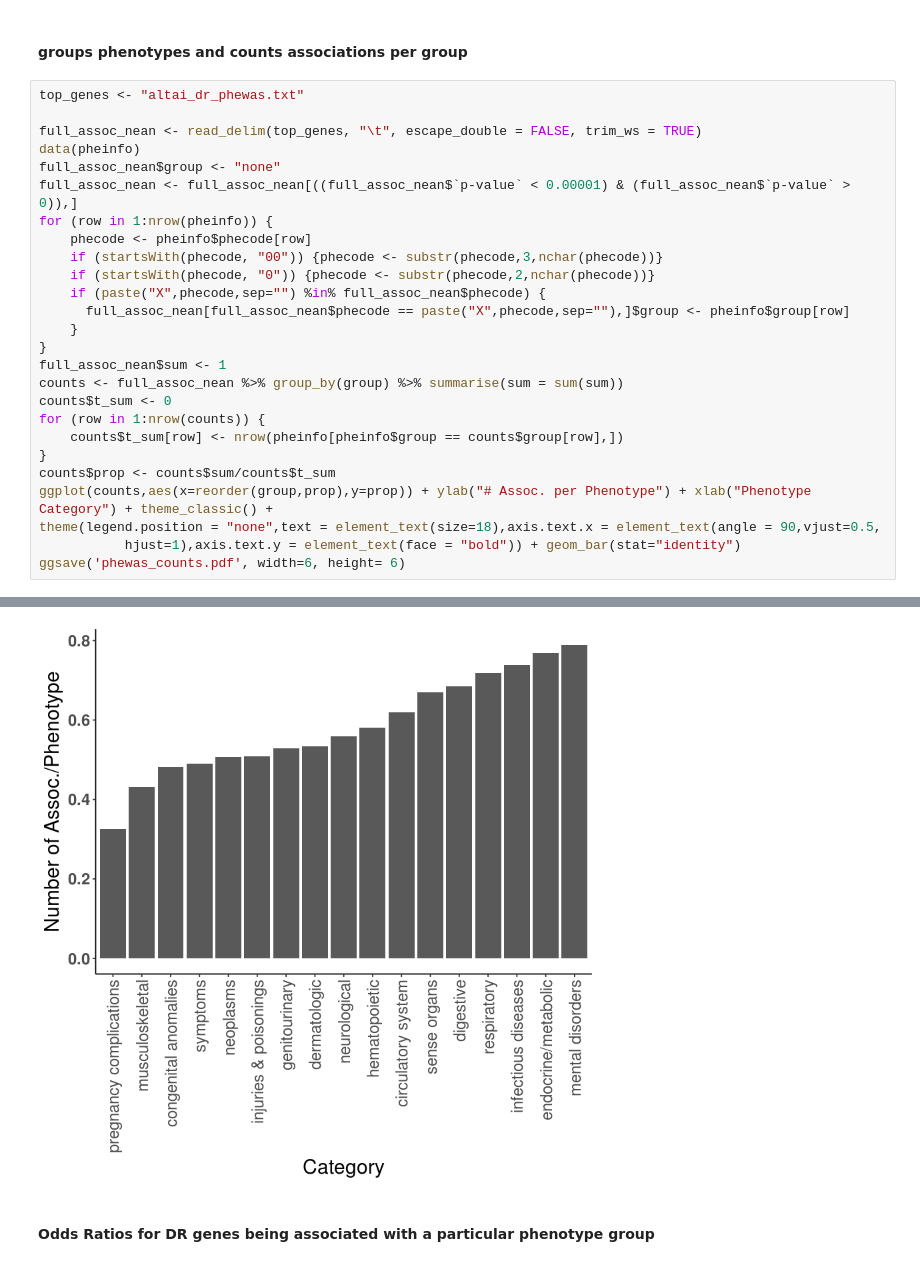
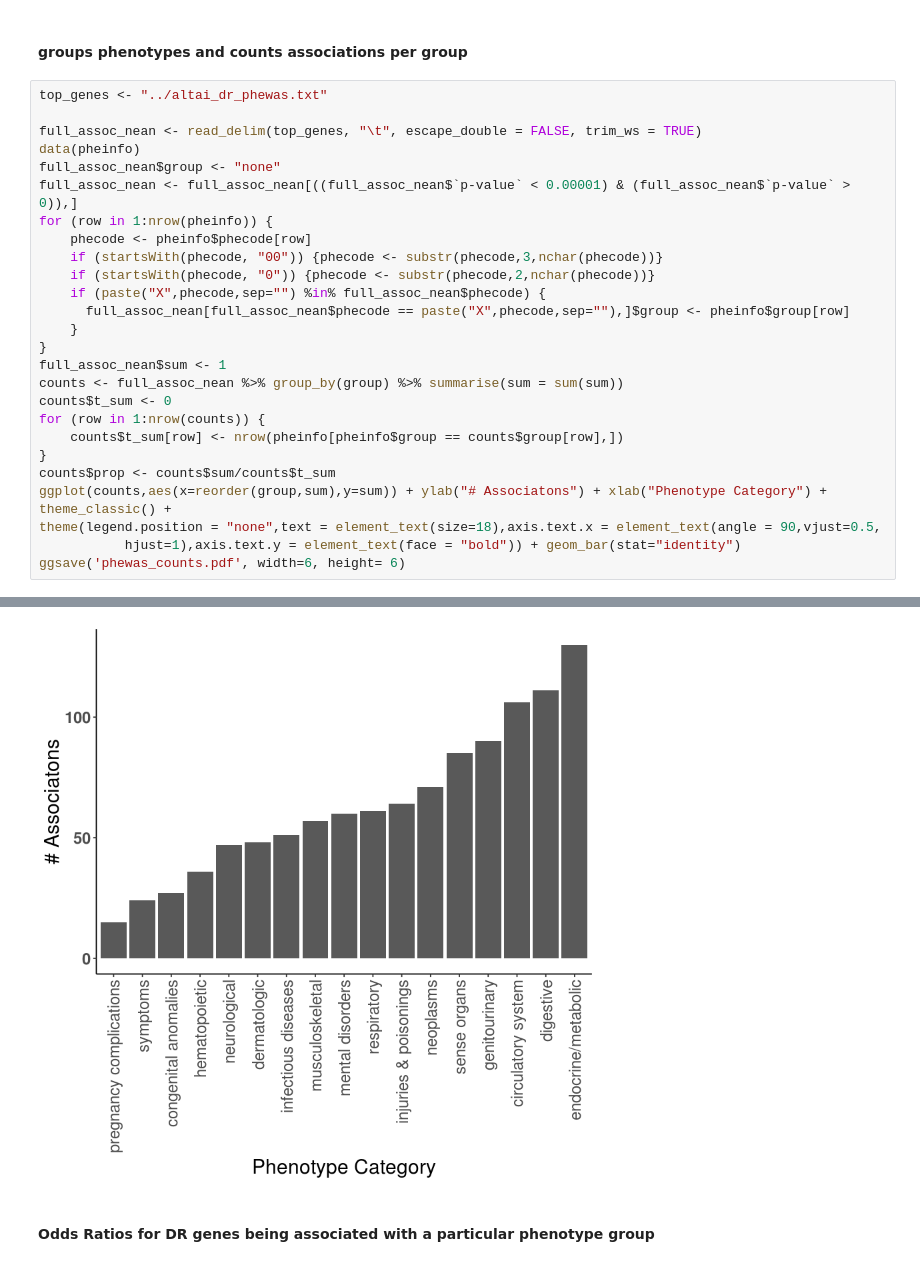
Before and after one commit to colbrall/neanderthal_predixcan_manuscript, a Jupyter notebook: scripts/neanderthal_predixcan_plots.ipynb, the cells around one changed output, grey strips where cells are left out. Saved outputs shown, nothing was run; the diff lists cells and outputs as text.

```diff
--- a/scripts/neanderthal_predixcan_plots.ipynb
+++ b/scripts/neanderthal_predixcan_plots.ipynb
@@ -343,7 +338,7 @@ ggsave('desert_DR_perc.pdf', width=6, height= 4)
 # %% [markdown]
 #### groups phenotypes and counts associations per group
 # %%
-top_genes <- "altai_dr_phewas.txt"
+top_genes <- "../altai_dr_phewas.txt"
 
 full_assoc_nean <- read_delim(top_genes, "\t", escape_double = FALSE, trim_ws = TRUE)
 data(pheinfo)
@@ -353,35 +348,35 @@ for (row in 1:nrow(pheinfo)) {
     phecode <- pheinfo$phecode[row]
     if (startsWith(phecode, "00")) {phecode <- substr(phecode,3,nchar(phecode))}
     if (startsWith(phecode, "0")) {phecode <- substr(phecode,2,nchar(phecode))}
     if (paste("X",phecode,sep="") %in% full_assoc_nean$phecode) {
       full_assoc_nean[full_assoc_nean$phecode == paste("X",phecode,sep=""),]$group <- pheinfo$group[row]
     }
 }
 full_assoc_nean$sum <- 1
 counts <- full_assoc_nean %>% group_by(group) %>% summarise(sum = sum(sum))
 counts$t_sum <- 0
 for (row in 1:nrow(counts)) {
     counts$t_sum[row] <- nrow(pheinfo[pheinfo$group == counts$group[row],])
 }
 counts$prop <- counts$sum/counts$t_sum
-ggplot(counts,aes(x=reorder(group,prop),y=prop)) + ylab("# Assoc. per Phenotype") + xlab("Phenotype Category") + theme_classic() +
+ggplot(counts,aes(x=reorder(group,sum),y=sum)) + ylab("# Associatons") + xlab("Phenotype Category") + theme_classic() +
 theme(legend.position = "none",text = element_text(size=18),axis.text.x = element_text(angle = 90,vjust=0.5,
            hjust=1),axis.text.y = element_text(face = "bold")) + geom_bar(stat="identity")
 ggsave('phewas_counts.pdf', width=6, height= 6)
 # %% [output]
 Parsed with column specification:
 cols(
   tissue = col_character(),
   phecode = col_character(),
   beta = col_double(),
   `p-value` = col_double(),
   gene = col_character(),
   trait = col_character(),
   r2 = col_double(),
   `no of cases` = col_integer(),
   `no of controls` = col_integer()
 )
-[figure, old version]
+[figure, new version]
 # %% [markdown]
 #### Odds Ratios for DR genes being associated with a particular phenotype group
 # %%
```
Also changed, not shown: parts of 8 cells of this notebook, 2 other files.
